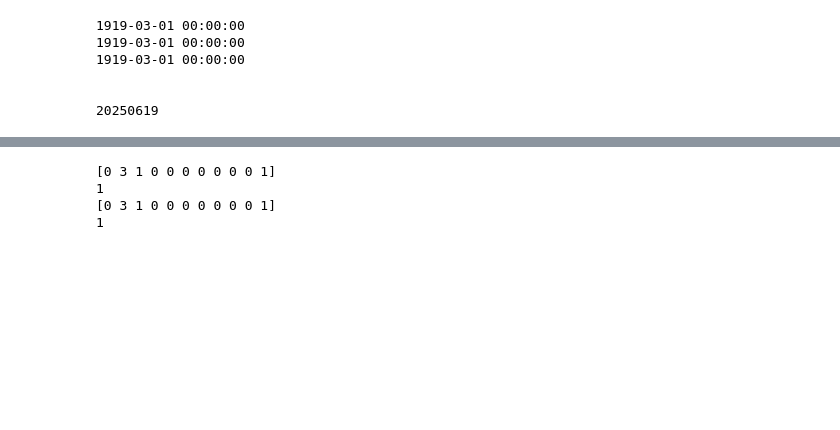
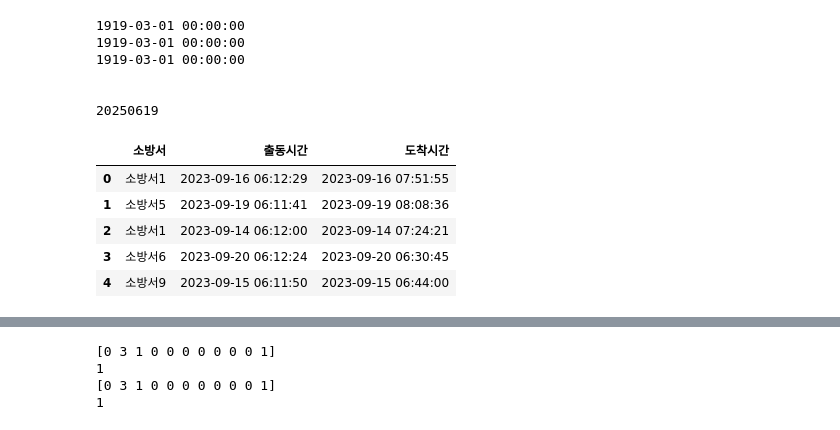
Before and after one commit to shcho11/00.Projects_2024, a Jupyter notebook: 202506_bigdata_kisa.ipynb, the cells around one changed output, grey strips where cells are left out. Drawn from its saved outputs; the diff is of its cells as text; code cells hidden in the pictures; blank space fills up the shorter version.

```diff
--- a/202506_bigdata_kisa.ipynb
+++ b/202506_bigdata_kisa.ipynb
@@ -178,3 +178,15 @@ print(f_today)
 
 
 20250619
+# %%
+# 기출 1유형
+
+data = pd.read_csv('drive/MyDrive/data6-1-1.csv')
+data.head()
+# %% [output]
+|  | 소방서 | 출동시간 | 도착시간 |
+| 0 | 소방서1 | 2023-09-16 06:12:29 | 2023-09-16 07:51:55 |
+| 1 | 소방서5 | 2023-09-19 06:11:41 | 2023-09-19 08:08:36 |
+| 2 | 소방서1 | 2023-09-14 06:12:00 | 2023-09-14 07:24:21 |
+| 3 | 소방서6 | 2023-09-20 06:12:24 | 2023-09-20 06:30:45 |
+| 4 | 소방서9 | 2023-09-15 06:11:50 | 2023-09-15 06:44:00 |
```
Also changed, not shown: parts of 2 cells of this notebook.
